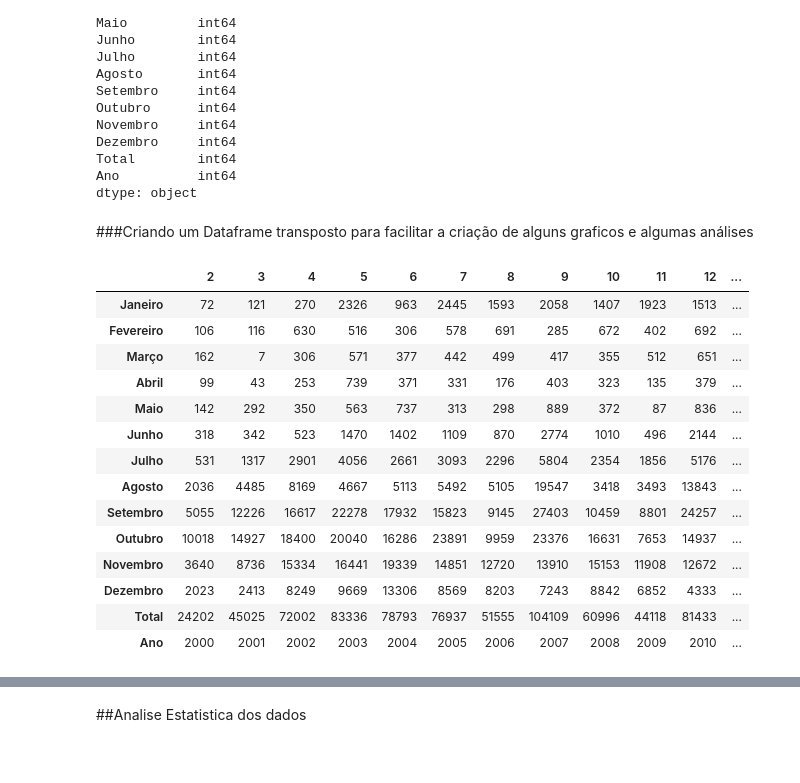
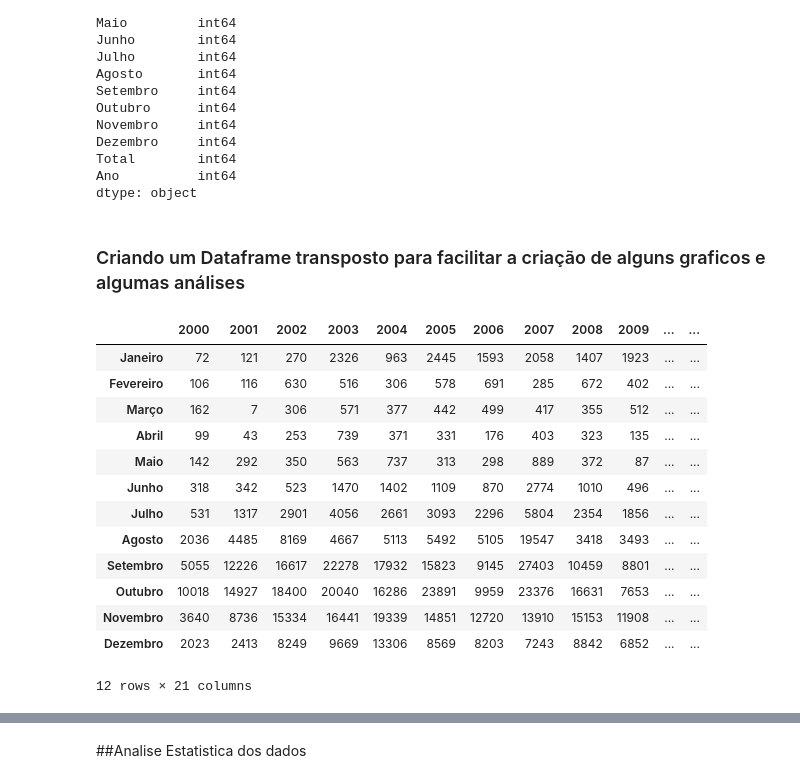
Before and after one commit to wanderson-r-marques/analise-dos-dados-de-queimadas, a Jupyter notebook: Analise_Nordeste.ipynb, the cells around one changed output, grey strips where cells are left out. Cells and saved outputs as stored; diff of their text form; code cells hidden in the pictures.

Commit message:
Ajustes nos graficos e no DF transposto

```diff
--- a/Analise_Nordeste.ipynb
+++ b/Analise_Nordeste.ipynb
@@ -113,24 +101,26 @@ Total        int64
 Ano          int64
 dtype: object
 # %% [markdown]
-###Criando um Dataframe transposto para facilitar a criação de alguns graficos e algumas análises
+### Criando um Dataframe transposto para facilitar a criação de alguns graficos e algumas análises
 # %%
 df_transposta = df.T
+colunas = df_transposta.loc['Ano'].to_list()
+df_transposta.columns = colunas
+df_transposta.drop(['Total','Ano'], inplace=True)
 df_transposta
 #da pra usar esse dataframe para fazer os gráficos de Meses X N° de focos
 # %% [output]
-|  | 2 | 3 | 4 | 5 | 6 | 7 | 8 | 9 | 10 | 11 | 12 | ... |
-| Janeiro | 72 | 121 | 270 | 2326 | 963 | 2445 | 1593 | 2058 | 1407 | 1923 | 1513 | ... |
-| Fevereiro | 106 | 116 | 630 | 516 | 306 | 578 | 691 | 285 | 672 | 402 | 692 | ... |
-| Março | 162 | 7 | 306 | 571 | 377 | 442 | 499 | 417 | 355 | 512 | 651 | ... |
-| Abril | 99 | 43 | 253 | 739 | 371 | 331 | 176 | 403 | 323 | 135 | 379 | ... |
-| Maio | 142 | 292 | 350 | 563 | 737 | 313 | 298 | 889 | 372 | 87 | 836 | ... |
-| Junho | 318 | 342 | 523 | 1470 | 1402 | 1109 | 870 | 2774 | 1010 | 496 | 2144 | ... |
-| Julho | 531 | 1317 | 2901 | 4056 | 2661 | 3093 | 2296 | 5804 | 2354 | 1856 | 5176 | ... |
-| Agosto | 2036 | 4485 | 8169 | 4667 | 5113 | 5492 | 5105 | 19547 | 3418 | 3493 | 13843 | ... |
-| Setembro | 5055 | 12226 | 16617 | 22278 | 17932 | 15823 | 9145 | 27403 | 10459 | 8801 | 24257 | ... |
-| Outubro | 10018 | 14927 | 18400 | 20040 | 16286 | 23891 | 9959 | 23376 | 16631 | 7653 | 14937 | ... |
-| Novembro | 3640 | 8736 | 15334 | 16441 | 19339 | 14851 | 12720 | 13910 | 15153 | 11908 | 12672 | ... |
-| Dezembro | 2023 | 2413 | 8249 | 9669 | 13306 | 8569 | 8203 | 7243 | 8842 | 6852 | 4333 | ... |
-| Total | 24202 | 45025 | 72002 | 83336 | 78793 | 76937 | 51555 | 104109 | 60996 | 44118 | 81433 | ... |
-| Ano | 2000 | 2001 | 2002 | 2003 | 2004 | 2005 | 2006 | 2007 | 2008 | 2009 | 2010 | ... |
+|  | 2000 | 2001 | 2002 | 2003 | 2004 | 2005 | 2006 | 2007 | 2008 | 2009 | ... | ... |
+| Janeiro | 72 | 121 | 270 | 2326 | 963 | 2445 | 1593 | 2058 | 1407 | 1923 | ... | ... |
+| Fevereiro | 106 | 116 | 630 | 516 | 306 | 578 | 691 | 285 | 672 | 402 | ... | ... |
+| Março | 162 | 7 | 306 | 571 | 377 | 442 | 499 | 417 | 355 | 512 | ... | ... |
+| Abril | 99 | 43 | 253 | 739 | 371 | 331 | 176 | 403 | 323 | 135 | ... | ... |
+| Maio | 142 | 292 | 350 | 563 | 737 | 313 | 298 | 889 | 372 | 87 | ... | ... |
+| Junho | 318 | 342 | 523 | 1470 | 1402 | 1109 | 870 | 2774 | 1010 | 496 | ... | ... |
+| Julho | 531 | 1317 | 2901 | 4056 | 2661 | 3093 | 2296 | 5804 | 2354 | 1856 | ... | ... |
+| Agosto | 2036 | 4485 | 8169 | 4667 | 5113 | 5492 | 5105 | 19547 | 3418 | 3493 | ... | ... |
+| Setembro | 5055 | 12226 | 16617 | 22278 | 17932 | 15823 | 9145 | 27403 | 10459 | 8801 | ... | ... |
+| Outubro | 10018 | 14927 | 18400 | 20040 | 16286 | 23891 | 9959 | 23376 | 16631 | 7653 | ... | ... |
+| Novembro | 3640 | 8736 | 15334 | 16441 | 19339 | 14851 | 12720 | 13910 | 15153 | 11908 | ... | ... |
+| Dezembro | 2023 | 2413 | 8249 | 9669 | 13306 | 8569 | 8203 | 7243 | 8842 | 6852 | ... | ... |
+12 rows × 21 columns
```
Also changed, not shown: parts of 15 cells of this notebook, 1 other file.
